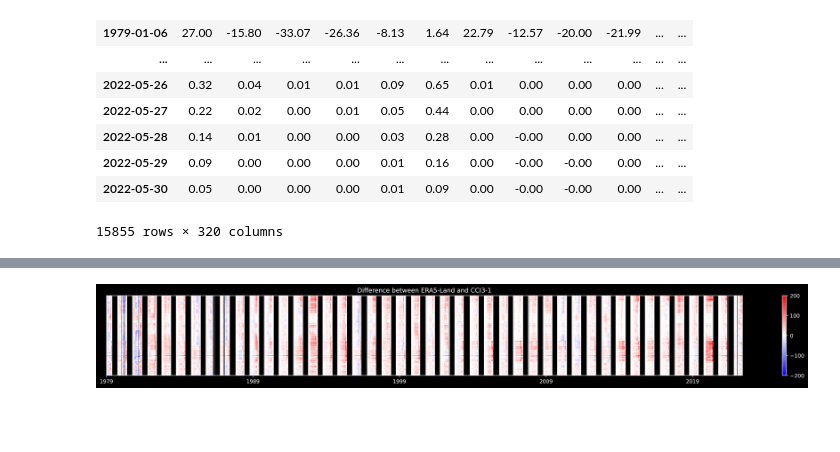
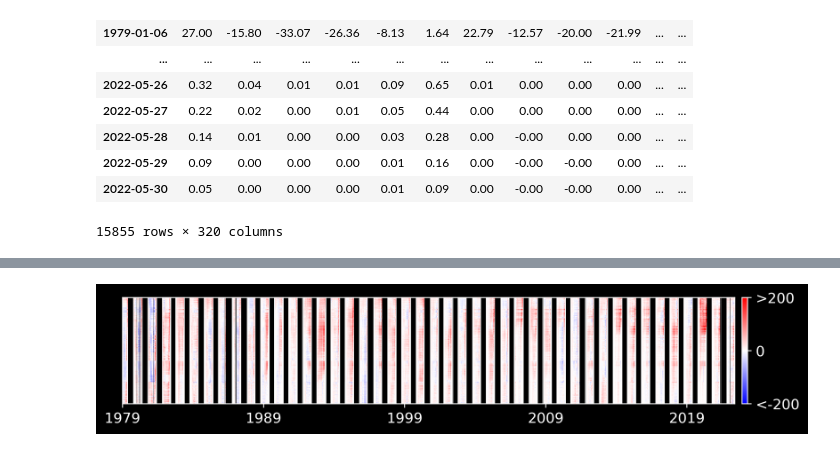
Before and after one commit to iiroseppa/CAMELS-FI, a Jupyter notebook: scripts/visualization/swe_ERA5-Land_cci_diff.ipynb, the cells around one changed output, grey strips where cells are left out. Cells and saved outputs as stored; diff of their text form; code cells hidden in the pictures; blank space fills up the shorter version.

```diff
--- a/scripts/visualization/swe_ERA5-Land_cci_diff.ipynb
+++ b/scripts/visualization/swe_ERA5-Land_cci_diff.ipynb
@@ -9,6 +9,7 @@ from matplotlib.ticker import FuncFormatter
 
 plt.rcParams["figure.dpi"]  = 400
 plt.style.use('dark_background')
+plt.rcParams.update({'font.size': 12})
 # %%
 @FuncFormatter
 def date_formatter(x, pos):
@@ -157,21 +122,53 @@ height = 6.5*cm_conversion
+# %%
+# used for reoreding the columns so that they are divided into regions and then by mean temperature
+gauge_order_path = '/home/iielse/Documents/DIWA/data/CAMELS-FI construction/gauge_ordering.csv'
+
+order = list(pd.read_csv(gauge_order_path).gauge_id)
+
+src_root = '/media/iielse/T9/CAMELS-FI/data/timeseries_by_attribute/'
+
+data_range = ("1979", "2022")
+year_count = int(data_range[1])-int(data_range[0])
+
+resampling_freq = 1
+
+tick_freq = 10 # years
+year_ticks = list(range(int(data_range[0]), int(data_range[1]) + 1, tick_freq))
+year_ticks = list(map(str, year_ticks))
+year_ticks = list(map(pd.to_datetime, year_ticks))
+
+ticks = []
+for tick in year_ticks:
+    day_delta = pd.Timedelta(tick - year_ticks[0], unit='D').days
+    sample_delta = np.ceil(day_delta / resampling_freq)
+    ticks.append(sample_delta)
+
+labels = list(map(date_formatter, ticks))
+
+cm_conversion = 1/2.54  # centimeters in inches, for plt
+
+width = 22.35*cm_conversion
+height = 4*cm_conversion
+
+plt_data = diff[order].transpose()
 # %%
 vmax=200
 vmin=-200
 #cmap= LinearSegmentedColormap.from_list('DIWA', ['#11548a', '#4ca9ff', '#83e7fc', '#ffffff'])
 
 cm_conversion = 1/2.54  # centimeters in inches, for plt
 
-width = 54*cm_conversion
-height = 6.5*cm_conversion
-
 fig, ax = plt.subplots(figsize=(width, height))
-imax = ax.imshow(diff.transpose(), cmap='bwr', vmin=vmin, vmax=vmax, aspect='auto', interpolation='none')
-cbar=plt.colorbar(imax)
+imax = ax.imshow(plt_data, cmap='bwr', vmin=vmin, vmax=vmax, aspect='auto', interpolation='none')
+cbar=plt.colorbar(imax, pad=0.01, ticks=[vmin+0.05, 0, vmax])
+#cbar.ax.set_ylabel('mm', rotation=90)
+cbar.set_ticklabels([f'<{vmin}', '0', f'>{vmax}'])
 
 ax.yaxis.set_visible(False)
 
 result_ticks = ax.set_xticks(ticks, labels)
-plt.title('Difference between ERA5-Land and CCI3-1', loc='center')
+#plt.title('Difference between ERA5-Land and CCI3-1', loc='center')
 plt.tight_layout(pad=0)
+#plt.savefig("/home/iiro/Documents/DIWA/writing/CAMELS-FI/figures/swe_difference.png", transparent=True, dpi=300)
 # %% [output]
-[figure, old version]
+[figure, new version]
```
Also changed, not shown: parts of 15 cells of this notebook, 5 other files.
